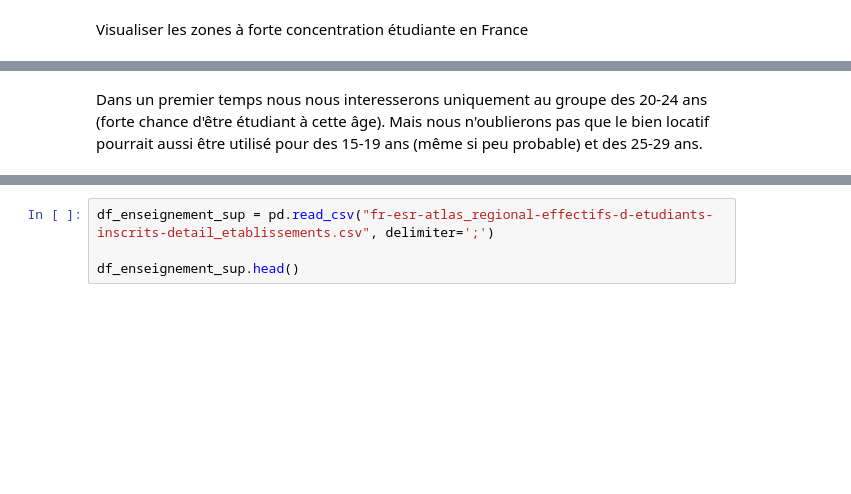
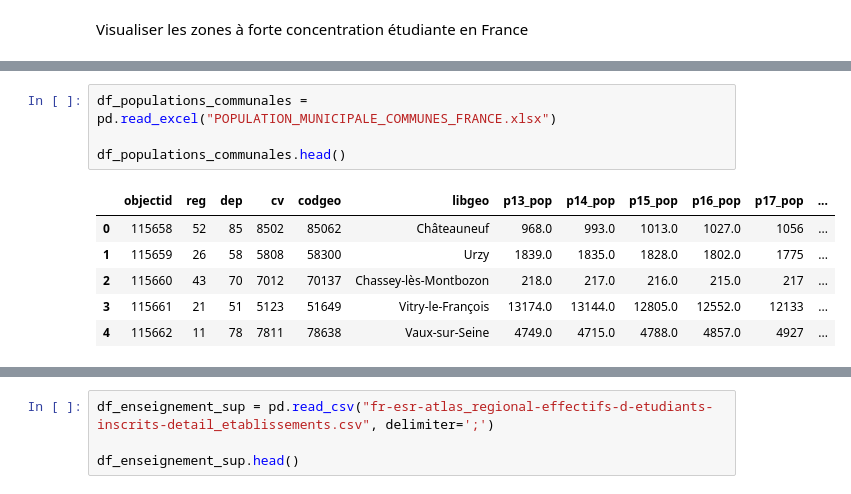
Before and after one commit to adam2504/Analyse_Donnees_Foncieres, a Jupyter notebook: notebook_adam.ipynb, the cells around one changed output, grey strips where cells are left out. Saved outputs shown, nothing was run; the diff lists cells and outputs as text; blank space fills up the shorter version.

```diff
--- a/notebook_adam.ipynb
+++ b/notebook_adam.ipynb
@@ -94,2 +74,11 @@ df_demographie_fr
-# %% [markdown]
-Dans un premier temps nous nous interesserons uniquement au groupe des 20-24 ans (forte chance d'être étudiant à cette âge). Mais nous n'oublierons pas que le bien locatif pourrait aussi être utilisé pour des 15-19 ans (même si peu probable) et des 25-29 ans.
+# %%
+df_populations_communales = pd.read_excel("POPULATION_MUNICIPALE_COMMUNES_FRANCE.xlsx")
+
+df_populations_communales.head()
+# %% [output]
+|  | objectid | reg | dep | cv | codgeo | libgeo | p13_pop | p14_pop | p15_pop | p16_pop | p17_pop | ... |
+| 0 | 115658 | 52 | 85 | 8502 | 85062 | Châteauneuf | 968.0 | 993.0 | 1013.0 | 1027.0 | 1056 | ... |
+| 1 | 115659 | 26 | 58 | 5808 | 58300 | Urzy | 1839.0 | 1835.0 | 1828.0 | 1802.0 | 1775 | ... |
+| 2 | 115660 | 43 | 70 | 7012 | 70137 | Chassey-lès-Montbozon | 218.0 | 217.0 | 216.0 | 215.0 | 217 | ... |
+| 3 | 115661 | 21 | 51 | 5123 | 51649 | Vitry-le-François | 13174.0 | 13144.0 | 12805.0 | 12552.0 | 12133 | ... |
+| 4 | 115662 | 11 | 78 | 7811 | 78638 | Vaux-sur-Seine | 4749.0 | 4715.0 | 4788.0 | 4857.0 | 4927 | ... |
```
Also changed, not shown: parts of 6 cells of this notebook.
